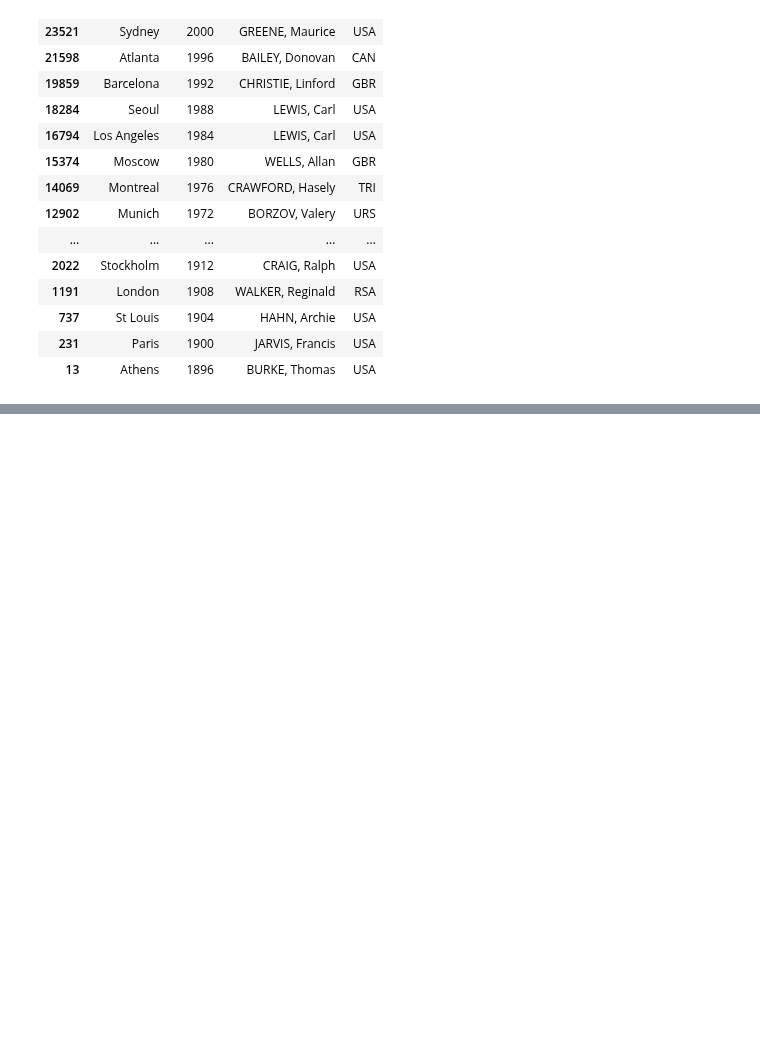
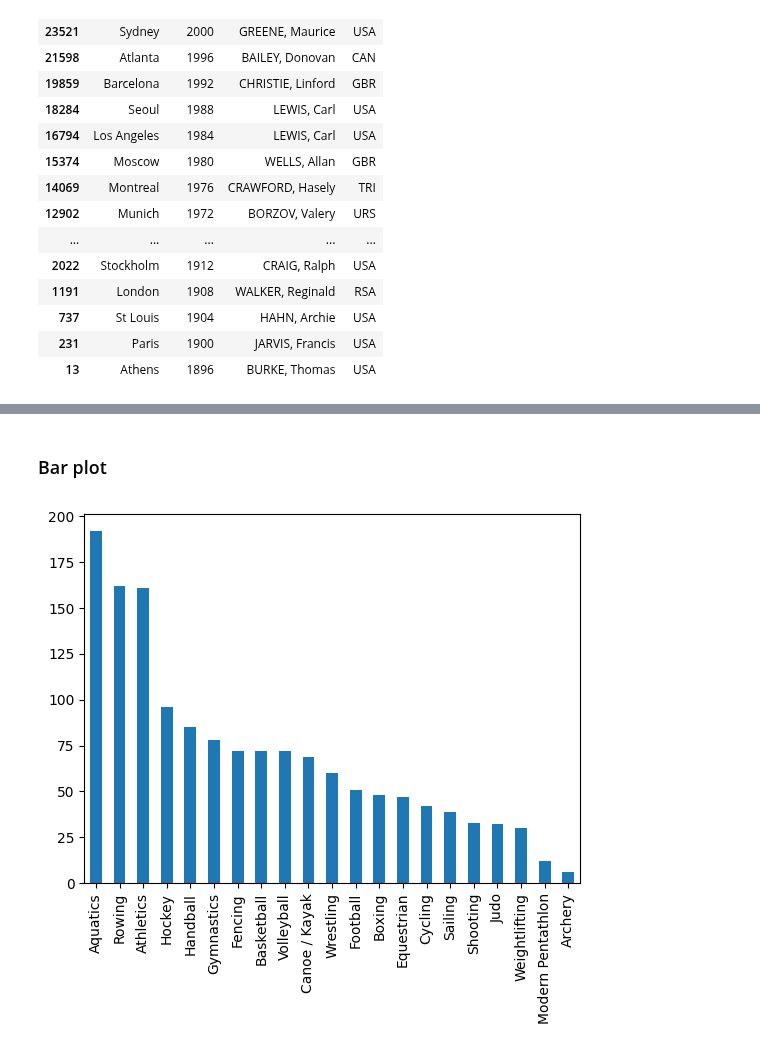
Before and after one commit to dbasdanis/python_practice, a Jupyter notebook: pandas/pandas_doc.ipynb, the cells around one changed output, grey strips where cells are left out. Cells and saved outputs as stored; diff of their text form; code cells hidden in the pictures; blank space fills up the shorter version.

```diff
--- a/pandas/pandas_doc.ipynb
+++ b/pandas/pandas_doc.ipynb
@@ -437,0 +468,6 @@ gmh.sort_values('Edition',ascending=False)[['City','Edition','Athlete','NOC']]
+# %% [markdown]
+### Bar plot
+# %%
+fo.Sport.value_counts().plot(kind='bar');
+# %% [output]
+[figure, added]
```
Also changed, not shown: parts of 10 cells of this notebook.
